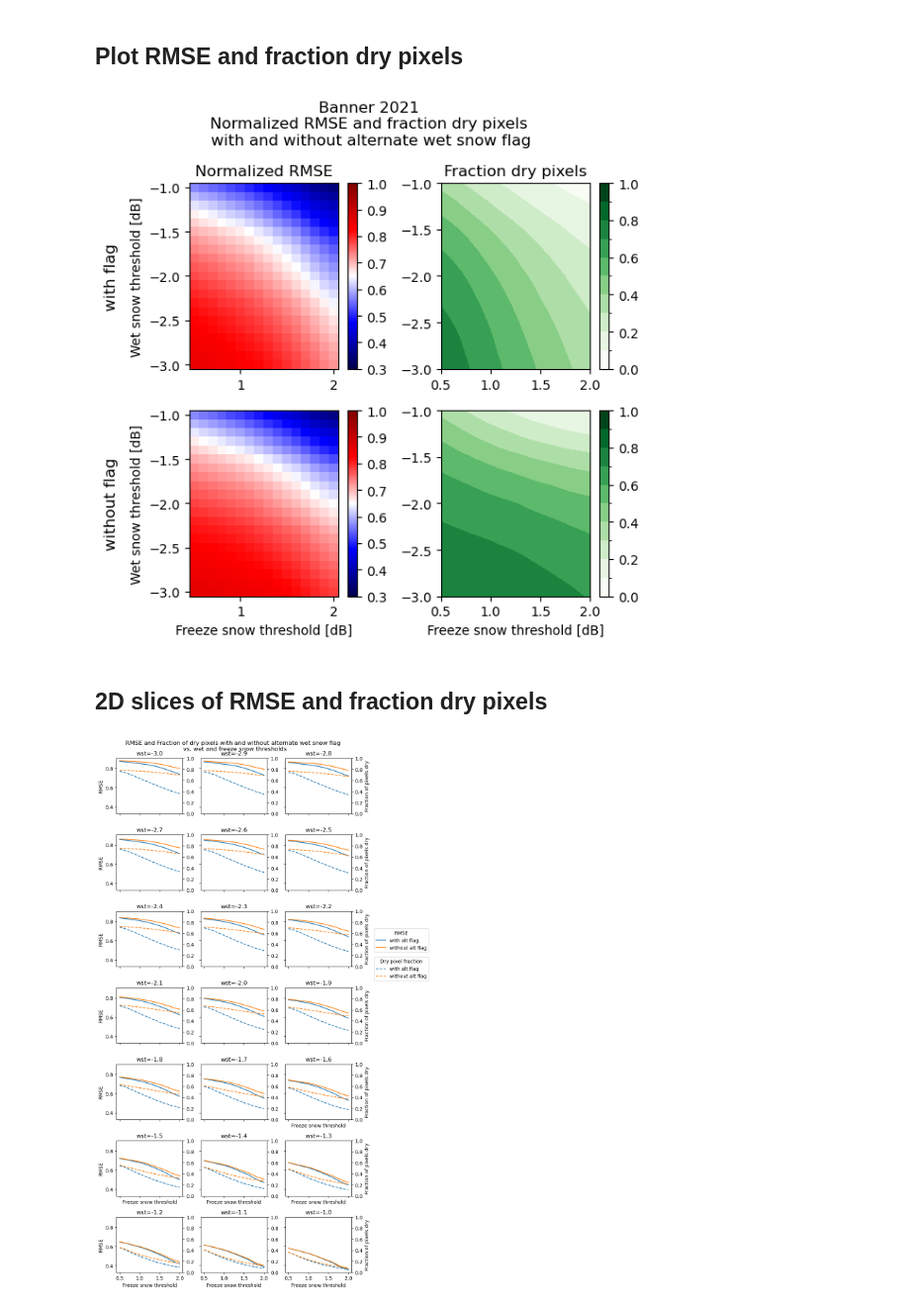
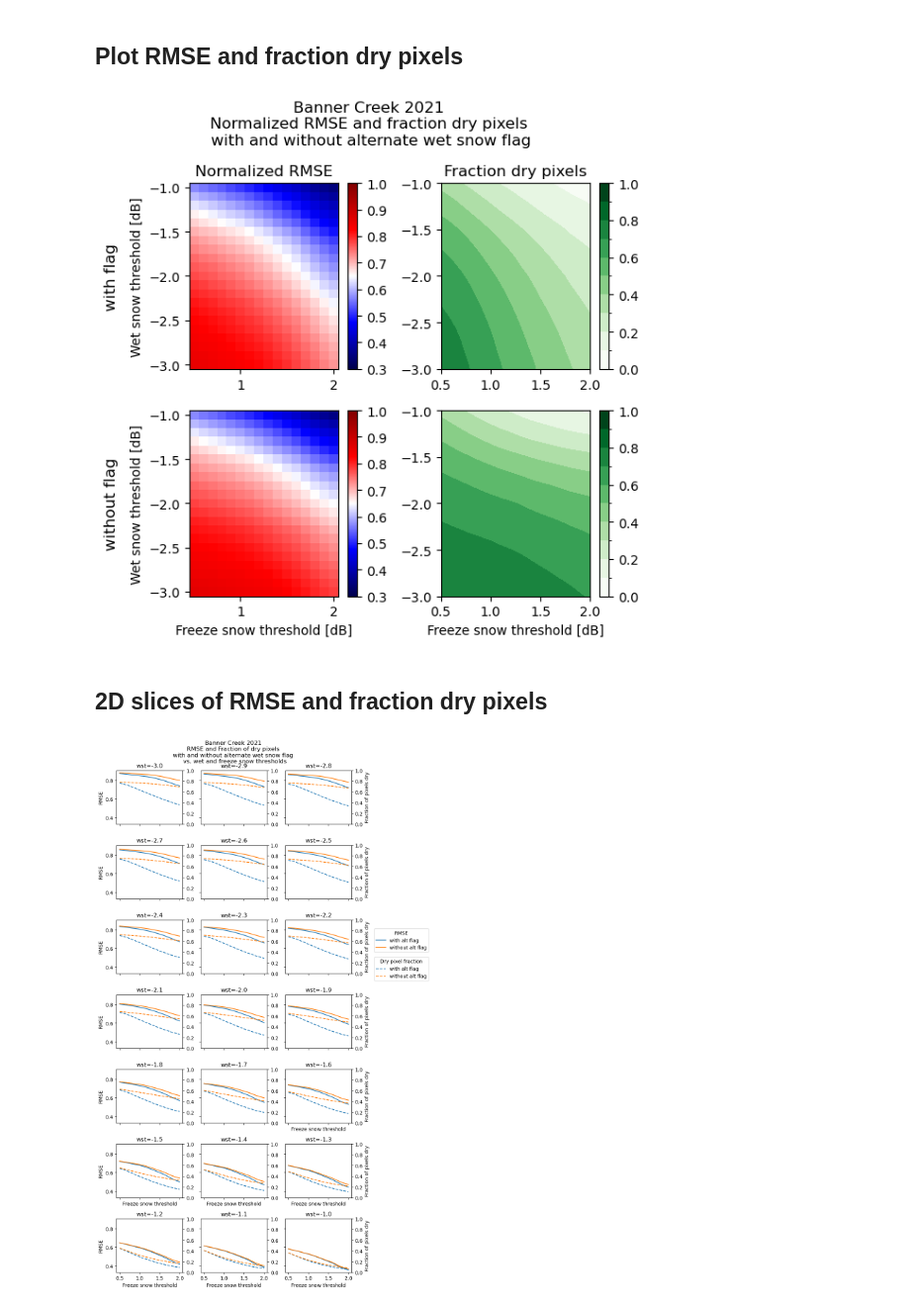
Before and after one commit to SnowEx/spicy-snow, a Jupyter notebook: contrib/gagliano/wet_snow_plot_rmse.ipynb, the cells around one changed output. Shown: that part at 99% size. Saved outputs shown, nothing was run; the diff lists cells and outputs as text; code cells hidden in the pictures.

Commit message:
update figure creation

```diff
--- a/contrib/gagliano/wet_snow_plot_rmse.ipynb
+++ b/contrib/gagliano/wet_snow_plot_rmse.ipynb
@@ -79,7 +79,7 @@ ax[1,1].set_xlabel('Freeze snow threshold [dB]')
 #    axs.set_xlim([0.5,2])
 
 
-f.suptitle('Banner 2021 \nNormalized RMSE and fraction dry pixels \nwith and without alternate wet snow flag')
+f.suptitle('Banner Creek 2021 \nNormalized RMSE and fraction dry pixels \nwith and without alternate wet snow flag')
 
 rows=['with flag','without flag']
 pad = 5
@@ -89,9 +89,9 @@ for ax, row in zip(ax[:,0], rows):
                 size='large', ha='right', va='center',rotation=90)
 plt.tight_layout()
 
-f.savefig('figures/RMSE_fracdry_mesh.png',dpi=600)
+f.savefig('figures/RMSE_fracdry_2D.png',dpi=600)
 # %% [output]
-[figure, old version]
+[figure, new version]
 # %% [markdown]
 ## 2D slices of RMSE and fraction dry pixels
 # %%
@@ -99,33 +99,33 @@ f.savefig('figures/RMSE_fracdry_mesh.png',dpi=600)
 col_wrap = 3
 counter = 0
 f=wet_snow.plot(hue='SI_thresh',col='wet_snow_thresh',col_wrap=col_wrap,sharey=True,add_legend=False)
 f.fig.set_size_inches(8,16) #10,21
 
 for wst,ax in zip(all_rmse.wet_snow_thresh,f.axs.ravel()):
     frac_ax = ax.twinx()
     fv = frac_valid.sel(wet_snow_thresh=wst).plot(ax=frac_ax,hue='SI_thresh',label='dry pixel fraction',linestyle='--',add_legend=False)
     frac_ax.set_ylim([0,1])
     frac_ax.set_title('')
     #ax.axvline(wet_snow.sel(SI_thresh=sit,wet_snow_thresh=wst).idxmin(),color='black',linestyle='--')
     ax.set_title('')
     #dry_percent = 100*frac_valid.sel(SI_thresh=sit,wet_snow_thresh=wst,freeze_snow_thresh=float(wet_snow.sel(SI_thresh=sit,wet_snow_thresh=wst).idxmin()))
     ax.set_title(f'wst={wst:0.1f}')
 
     if np.mod(counter,col_wrap) == 0:
         ax.set_ylabel('RMSE')
     if np.mod(counter,col_wrap) == col_wrap-1:
         frac_ax.set_ylabel('Fraction of pixels dry')
     if wst > -1.69:
         ax.set_xlabel('Freeze snow threshold')
     counter = counter + 1
 
 f.fig.legend(labels=['with alt flag','without alt flag'], title= 'RMSE', loc='lower right',bbox_to_anchor=(1.2, 0.6))
 f.fig.legend(handles=fv,labels=['with alt flag','without alt flag'], title='Dry pixel fraction', loc='upper right',bbox_to_anchor=(1.2, 0.6))
 
-f.fig.suptitle('RMSE and Fraction of dry pixels with and without alternate wet snow flag \n vs. wet and freeze snow thresholds')
+f.fig.suptitle('Banner Creek 2021 \nRMSE and Fraction of dry pixels \nwith and without alternate wet snow flag \n vs. wet and freeze snow thresholds')
 
 plt.tight_layout()
 
-f.fig.savefig('figures/RMSE_fracdry_subplots.png',dpi=600)
+f.fig.savefig('figures/RMSE_fracdry_1Dsubplots.png',dpi=600)
 # %% [output]
-[figure, old version]
+[figure, new version]
```
Also changed, not shown: parts of 1 cell of this notebook.
